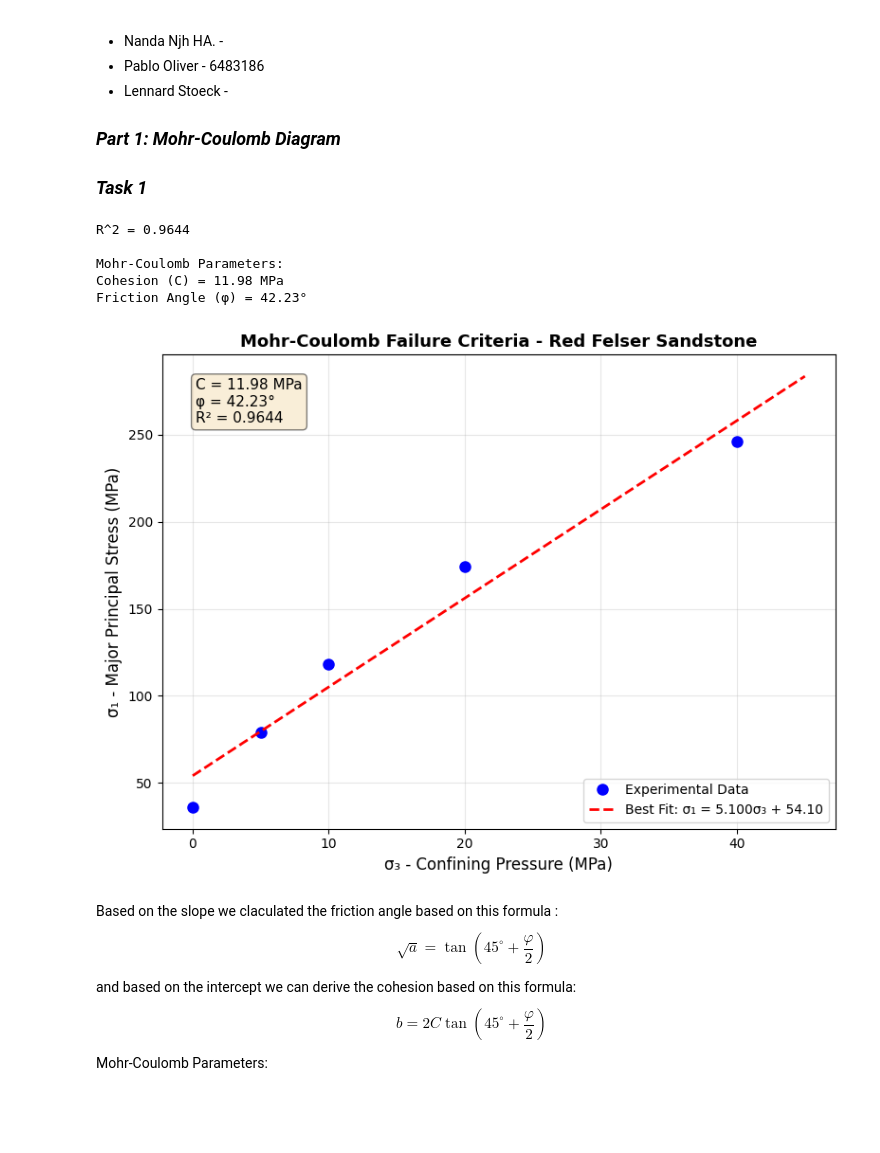
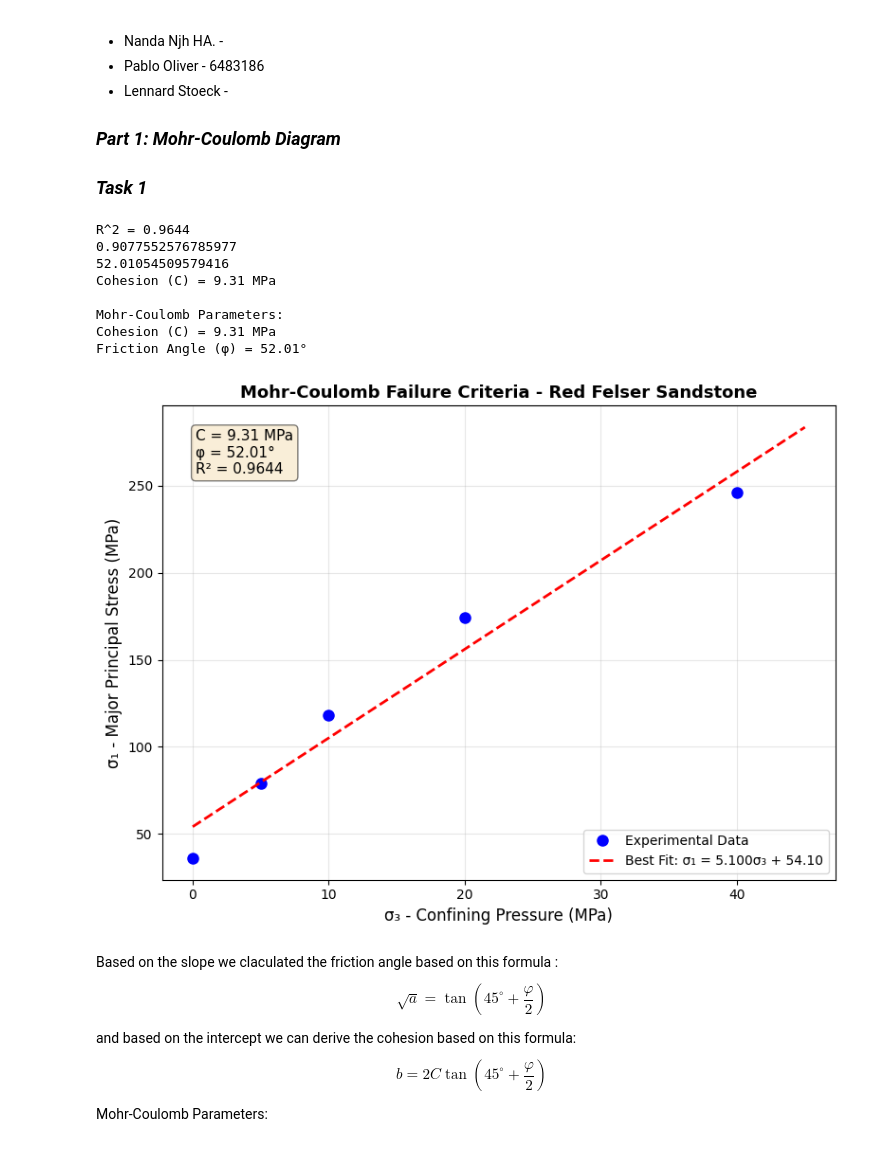
Before and after one commit to nandanajihha/Geomechanics-Q3, a Jupyter notebook: Report exercise Geomechanics and Structural Geology.ipynb, the cells around one changed output. Drawn from its saved outputs; the diff is of its cells as text; code cells hidden in the pictures; blank space fills up the shorter version.

```diff
--- a/Report exercise Geomechanics and Structural Geology.ipynb
+++ b/Report exercise Geomechanics and Structural Geology.ipynb
@@ -28,23 +28,20 @@ print(f"R^2 = {r_value**2:.4f}")
 
 
 
-phi = 2 * (np.degrees(np.arctan(np.sqrt(a))) - 45)
+phi= (a-1)/(2*np.sqrt(a))
+print(phi)
+print(phi*180/np.pi)
+phi_indegrees= phi*180/np.pi
 
-C = y_int / (2 * np.tan(np.radians(45 + phi/2)))
+C = y_int / (2 * np.tan(np.radians(45 + phi_indegrees/2)))
+print(f"Cohesion (C) = {C:.2f} MPa")
 
 
-# Calculating friction angle φ using standard Mohr-Coulomb formula
-sin_phi = (a - 1) / (a + 1)
-phi_rad = np.arcsin(sin_phi)
-phi_deg = np.degrees(phi_rad)
 
-
-# Calculating cohesion C
-C = y_int / (2 * np.sqrt(a))
 
 print(f"\nMohr-Coulomb Parameters:")
 print(f"Cohesion (C) = {C:.2f} MPa")
-print(f"Friction Angle (φ) = {phi_deg:.2f}°")
+print(f"Friction Angle (φ) = {phi_indegrees:.2f}°")
 
 
 
@@ -57,37 +54,40 @@ fig, ax = plt.subplots(figsize=(8, 6))
 
 # Data points
 ax.plot(sigma_3, sigma_1, 'o', markersize=8, label='Experimental Data', color='blue')
 
 
 # Best fit line
 sigma_3_fit = np.linspace(0, 45, 100)
 sigma_1_fit = a * sigma_3_fit + y_int
 ax.plot(sigma_3_fit, sigma_1_fit, 'r--', linewidth=2, label=f'Best Fit: σ₁ = {a:.3f}σ₃ + {y_int:.2f}')
 
 
 # Labels and formatting
 ax.set_xlabel('σ₃ - Confining Pressure (MPa)', fontsize=12)
 ax.set_ylabel('σ₁ - Major Principal Stress (MPa)', fontsize=12)
 ax.set_title('Mohr-Coulomb Failure Criteria - Red Felser Sandstone', fontsize=13, fontweight='bold')
 ax.grid(True, alpha=0.3)
 ax.legend()
 
 
 # Add text box with results
-textstr = f'C = {C:.2f} MPa\nφ = {phi_deg:.2f}°\nR² = {r_value**2:.4f}'
+textstr = f'C = {C:.2f} MPa\nφ = {phi_indegrees:.2f}°\nR² = {r_value**2:.4f}'
 props = dict(boxstyle='round', facecolor='wheat', alpha=0.5)
 ax.text(0.05, 0.95, textstr, transform=ax.transAxes, fontsize=11,
         verticalalignment='top', bbox=props)
 
 plt.tight_layout()
 plt.show()
 # %% [output]
 R^2 = 0.9644
+0.9077552576785977
+52.01054509579416
+Cohesion (C) = 9.31 MPa
 
 Mohr-Coulomb Parameters:
-Cohesion (C) = 11.98 MPa
-Friction Angle (φ) = 42.23°
+Cohesion (C) = 9.31 MPa
+Friction Angle (φ) = 52.01°
-[figure, old version]
+[figure, new version]
 # %% [markdown]
 Based on the slope we claculated the friction angle based on this formula : $$\sqrt{a} = \tan\left(45^\circ + \frac{\varphi}{2}\right)$$
 
```
Also changed, not shown: 1 other file.
